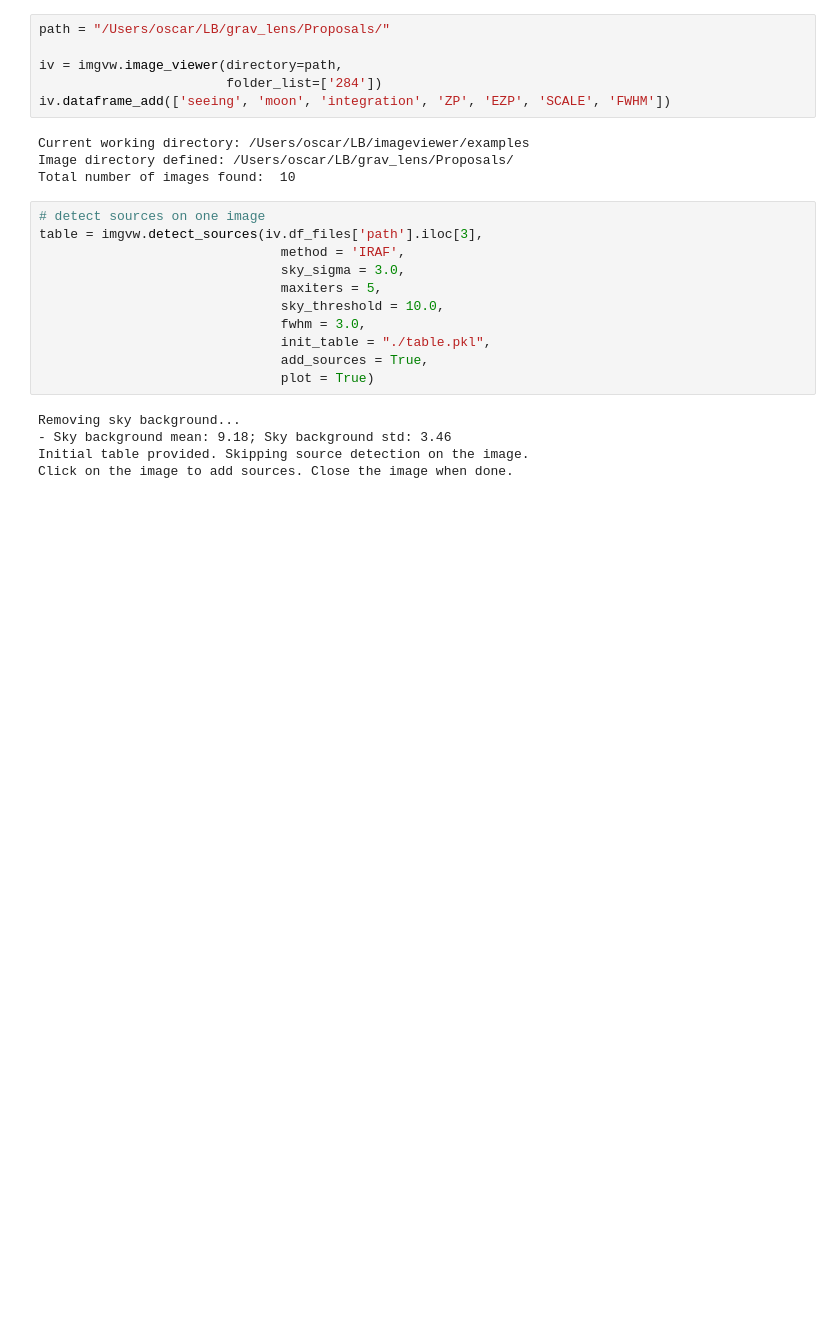
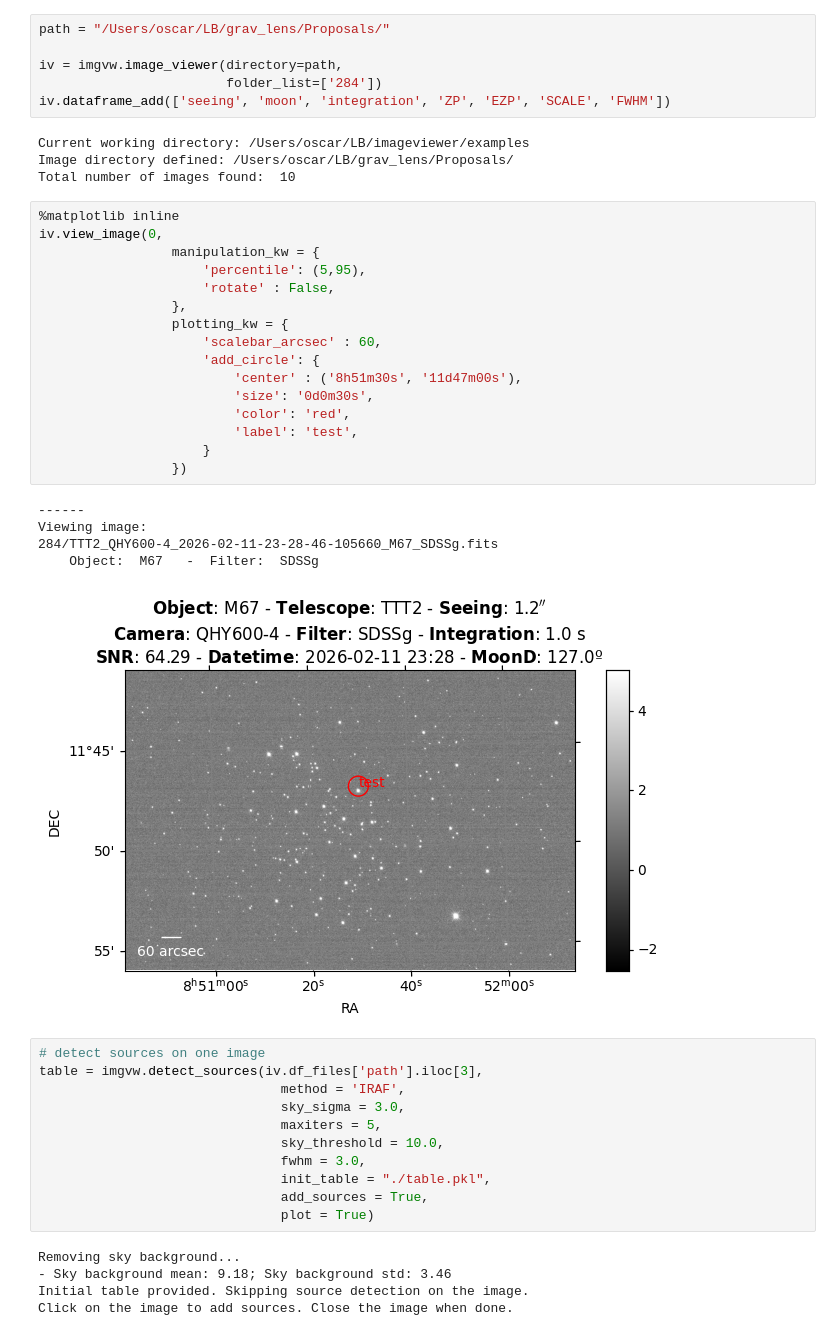
Before and after one commit to oscar-s-p/imageviewer, a Jupyter notebook: examples/photometry.ipynb, the cells around one changed output. Saved outputs shown, nothing was run; the diff lists cells and outputs as text; blank space fills up the shorter version.

```diff
--- a/examples/photometry.ipynb
+++ b/examples/photometry.ipynb
@@ -40,6 +40,28 @@ iv.dataframe_add(['seeing', 'moon', 'integration', 'ZP', 'EZP', 'SCALE', 'FWHM']
 Current working directory: /Users/oscar/LB/imageviewer/examples
 Image directory defined: /Users/oscar/LB/grav_lens/Proposals/
 Total number of images found:  10
+# %%
+%matplotlib inline
+iv.view_image(0,
+                 manipulation_kw = {
+                     'percentile': (5,95),
+                     'rotate' : False,
+                 },
+                 plotting_kw = {
+                     'scalebar_arcsec' : 60,
+                     'add_circle': {
+                         'center' : ('8h51m30s', '11d47m00s'),
+                         'size': '0d0m30s',
+                         'color': 'red',
+                         'label': 'test',
+                     }
+                 })
+# %% [output]
+------
+Viewing image:
+284/TTT2_QHY600-4_2026-02-11-23-28-46-105660_M67_SDSSg.fits
+    Object:  M67   -  Filter:  SDSSg
+[figure, added]
 # %%
 # detect sources on one image
 table = imgvw.detect_sources(iv.df_files['path'].iloc[3],
```
Also changed, not shown: parts of 2 cells of this notebook, 1 other file.
